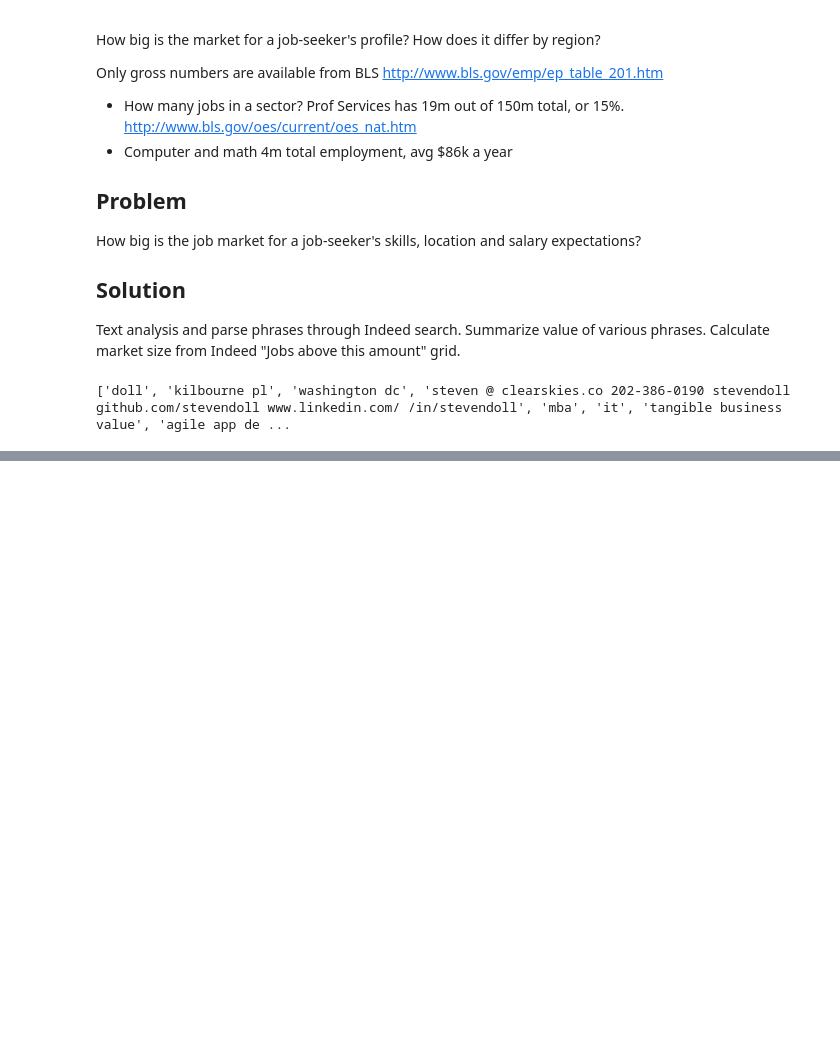
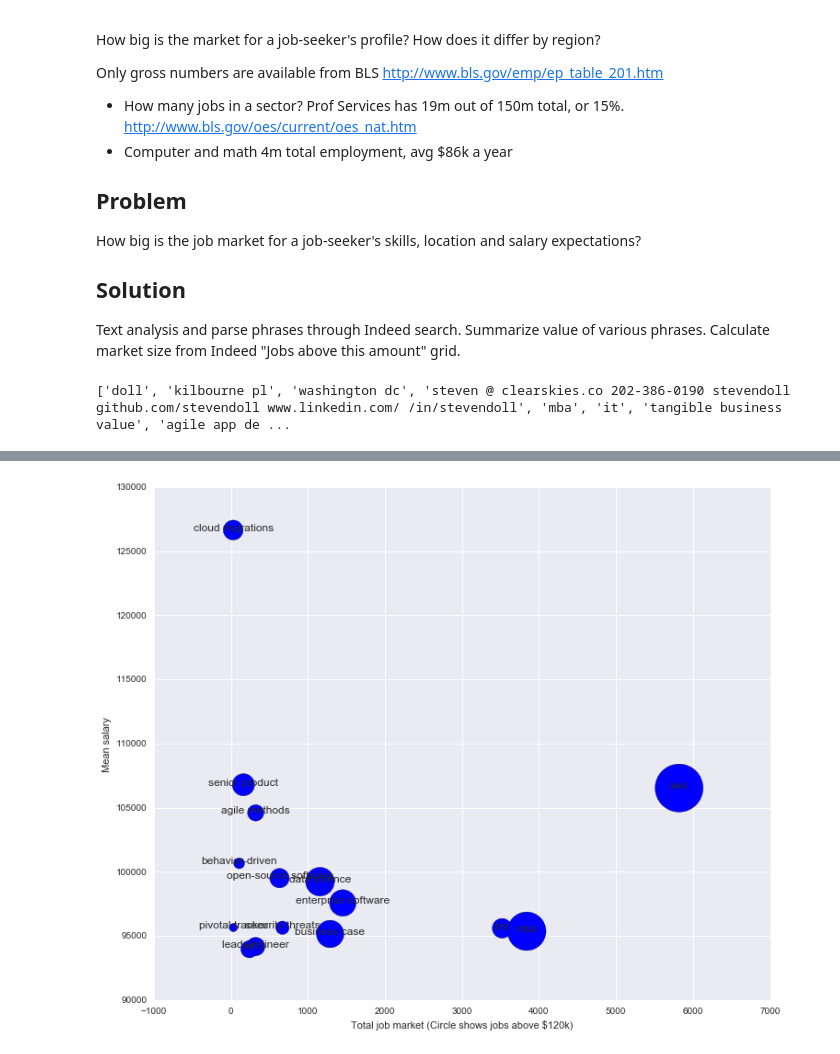
Before and after one commit to stevendoll/job-market, a Jupyter notebook: indeed-words.ipynb, the cells around one changed output, grey strips where cells are left out. Cells and saved outputs as stored; diff of their text form; code cells hidden in the pictures; blank space fills up the shorter version.

```diff
--- a/indeed-words.ipynb
+++ b/indeed-words.ipynb
@@ -27,6 +27,7 @@ from time import sleep
 from random import randint
 import csv
 import matplotlib.pyplot as plt
+import seaborn as sns
 
 
 import numpy as np
@@ -41,6 +42,11 @@ from sklearn import metrics
 from textblob import TextBlob, Word
 from nltk.stem.snowball import SnowballStemmer
 %matplotlib inline
+# Set figure width to 12 and height to 9
+fig_size = plt.rcParams["figure.figsize"]
+fig_size[0] = 12
+fig_size[1] = 10
+plt.rcParams["figure.figsize"] = fig_size
 # %%
 file = 'data/resume.txt'
 
@@ -260,0 +247,15 @@ ValueError: invalid literal for int() with base 10: 'm'
+# %%
+from math import sqrt
+
+fig = plt.figure()
+ax = fig.add_subplot(1,1,1)
+ax.scatter(df_summary['positions'],df_summary['mean'], s=df_summary['bubble_size']) # Added third variable income as size of the bubble
+plt.ylabel('Mean salary')
+plt.xlabel('Total job market (Circle shows jobs above $120k)')
+
+for index, row in df_summary.iterrows():
+    plt.text(row['positions'],row['mean'],index,size=12,horizontalalignment='center')
+
+plt.show()
+# %% [output]
+[figure, added]
```
Also changed, not shown: parts of 6 cells of this notebook, 1 other file.
